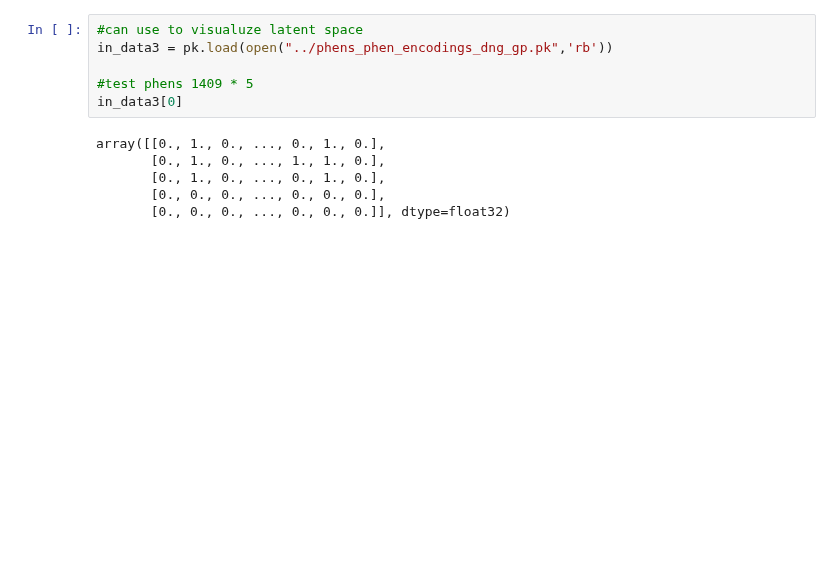
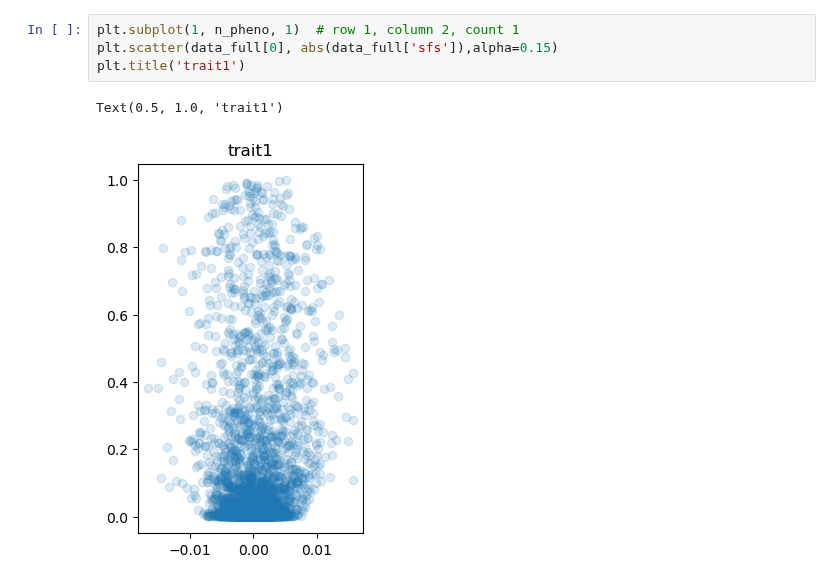
Before and after one commit to Arcadia-Science/2025-epistasis-dl-quantgen, a Jupyter notebook: alphasimr/compare_gpatlas_linear.ipynb, the cells around one changed output. Cells and saved outputs as stored; diff of their text form; blank space fills up the shorter version.

```diff
--- a/alphasimr/compare_gpatlas_linear.ipynb
+++ b/alphasimr/compare_gpatlas_linear.ipynb
@@ -266,15 +135,10 @@ Text(0.5, 1.0, 'ceftazidime')
-# %%
-#can use to visualuze latent space
-in_data3 = pk.load(open("../phens_phen_encodings_dng_gp.pk",'rb'))
-
-#test phens 1409 * 5
-in_data3[0]
-# %% [output]
-array([[0., 1., 0., ..., 0., 1., 0.],
-       [0., 1., 0., ..., 1., 1., 0.],
-       [0., 1., 0., ..., 0., 1., 0.],
-       [0., 0., 0., ..., 0., 0., 0.],
-       [0., 0., 0., ..., 0., 0., 0.]], dtype=float32)
+# %%
+plt.subplot(1, n_pheno, 1)  # row 1, column 2, count 1
+plt.scatter(data_full[0], abs(data_full['sfs']),alpha=0.15)
+plt.title('trait1')
+# %% [output]
+Text(0.5, 1.0, 'trait1')
+[figure, added]
 # %%
 
 
```
Also changed, not shown: parts of 18 cells of this notebook, 11 other files.
